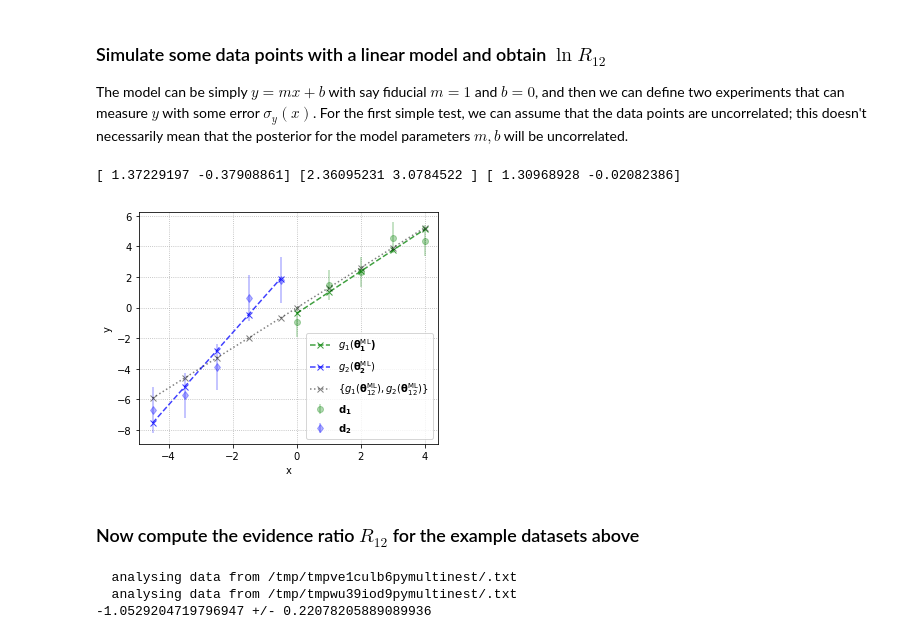
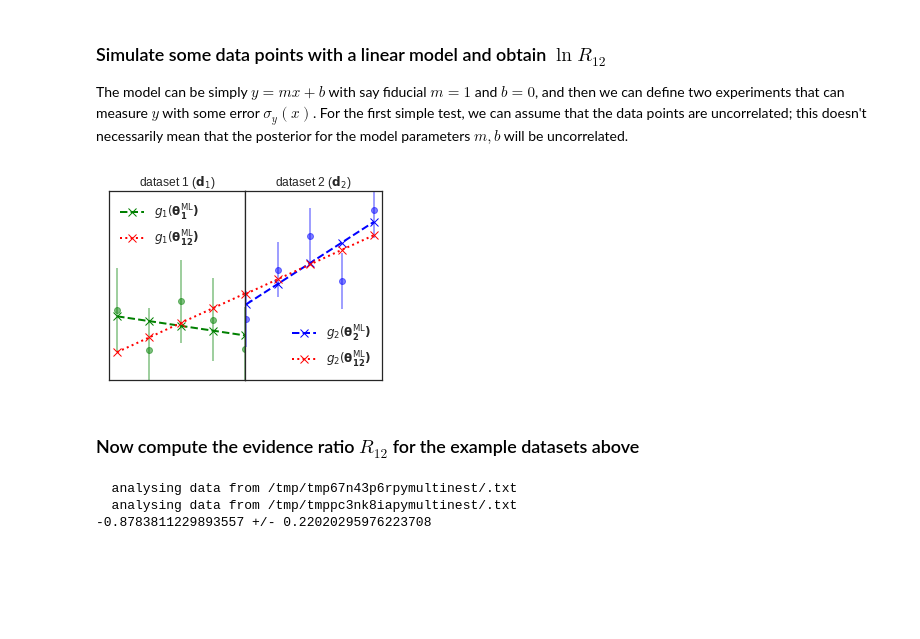
Before and after one commit to sarojadhikari/tension-factor, a Jupyter notebook: code/plots.ipynb, the cells around one changed output. Cells and saved outputs as stored; diff of their text form; code cells hidden in the pictures; blank space fills up the shorter version.

Commit message:
better plots for paper

```diff
--- a/code/plots.ipynb
+++ b/code/plots.ipynb
@@ -9,7 +9,7 @@ import matplotlib
 
 from scipy.optimize import fmin_powell
 
-def ymodel(x, m=1, b=0):
+def ymodel(x, m=0.5, b=0):
     return m*x + b
 
 def yrealization(x, sigmay=1):
@@ -17,7 +17,7 @@ def yrealization(x, sigmay=1):
     return np.random.normal(loc=ymodel(x), scale=sigmay)
 # %%
 xs1 = range(5)
-xs2 = np.arange(-4.5, 0, 1)
+xs2 = np.arange(-4, 1, 1)
 xs = np.append(xs2, xs1)
 os = np.ones(len(xs1))
 # %%
@@ -46,28 +46,42 @@ def chisq12(params):
 r1 = fmin_powell(chisq1, x0=[0,1], disp=0);
 r2 = fmin_powell(chisq2, x0=[0,1], disp=0);
 r12 = fmin_powell(chisq12, x0=[0,1], disp=0);
-
-plt.figure(figsize=(5,4))
-
-plt.errorbar(xs1, d1, sigma1*os , fmt="go", alpha=0.3, label=r"$\bf{d}_1$")
-plt.plot(xs1, np.array([ymodel(x, m=r1[0], b=r1[1]) for x in xs1]), "g--x", label=r"$g_1(\bf{\theta}_1^{\rm ML})$", alpha=0.75)
-plt.errorbar(xs2, d2, sigma2*os, fmt="bd", alpha=0.3, label=r"$\bf{d}_2$")
-plt.plot(xs2, np.array([ymodel(x, m=r2[0], b=r2[1]) for x in xs2]), "b--x", label=r"$g_2(\bf{\theta}_2^{\rm ML}$)", alpha=0.75)
-
-plt.plot(xs, np.array([ymodel(x, m=r12[0], b=r12[1]) for x in xs]), "kx", linestyle="dotted", alpha=0.5, label=r"$\{g_1({\bf{\theta}}_{12}^{\rm ML}), g_2({\bf{\theta}}_{12}^{\rm ML})\}$")
-plt.legend()
-
-plt.xlabel("x")
-plt.ylabel("y")
-plt.tight_layout()
-
-plt.grid(linestyle="dotted")
-
-print (r1, r2, r12)
-#plt.savefig("gtheta.pdf")
-# %% [output]
-[ 1.37229197 -0.37908861] [2.36095231 3.0784522 ] [ 1.30968928 -0.02082386]
-[figure, removed]
+# %%
+#atplotlib.style.use(matplotlib.style.available[0])
+dalpha = 0.6
+ealpha = 0.5
+
+f, (ax1, ax2) = plt.subplots(1, 2, sharey=True, figsize=(4.25,3.25))
+ax2.errorbar(xs1, d1, sigma1*os , fmt="bo", alpha=ealpha) #label=r"$\bf{d}_1$")
+ax1.errorbar(xs2, d2, sigma2*os , fmt="go", alpha=ealpha) #label=r"$\bf{d}_1$")
+
+ax1.xaxis.set_visible(False); ax1.yaxis.set_visible(False)
+ax2.xaxis.set_visible(False); ax2.yaxis.set_visible(False)
+
+cross_size = 8
+
+ax2.plot(xs1, np.array([ymodel(x, m=r1[0], b=r1[1]) for x in xs1]), "b--x", label=r"$g_2(\bf{\theta}_2^{\rm ML})$",
+         linewidth=2, markersize=cross_size)
+ax1.plot(xs2, np.array([ymodel(x, m=r2[0], b=r2[1]) for x in xs2]), "g--x", label=r"$g_1(\bf{\theta}_1^{\rm ML})$",
+         linewidth=2, markersize=cross_size)
+
+ax2.plot(xs1, np.array([ymodel(x, m=r12[0], b=r12[1]) for x in xs1]), "rx", linestyle="dotted",
+        linewidth=2, markersize=cross_size, label=r"$g_2(\bf{\theta}_{12}^{\rm ML})$")
+ax1.plot(xs2, np.array([ymodel(x, m=r12[0], b=r12[1]) for x in xs2]), "rx", linestyle="dotted",
+        linewidth=2, markersize=cross_size, label=r"$g_1(\bf{\theta}_{12}^{\rm ML})$")
+
+
+ax1.set_title(r'dataset 1 (${\bf d}_1$)'); ax1.set_xlim(-4.25, 0.025); ax1.set_ylim(-2.5, 4.25); ax1.grid(linestyle="dotted")
+ax2.set_title(r'dataset 2 (${\bf d}_2$)'); ax2.set_xlim(-0.025, 4.25); ax2.set_ylim(-2.5, 4.25); ax2.grid(linestyle="dotted")
+
+ax1.legend(fontsize=12, loc=2)
+ax2.legend(fontsize=12, loc=4)
+
+f.tight_layout()
+f.subplots_adjust(wspace=0)
+#plt.savefig("gtheta_new2.pdf")
+# %% [output]
+[figure, added]
 # %% [markdown]
 ### Now compute the evidence ratio $R_{12}$ for the example datasets above
 # %%
@@ -107,6 +121,6 @@ rescom = solve(LogLikelihood=lnlikecom, Prior=Prior, n_dims=2, resume=False,
 
 print (ressep['logZ']-rescom['logZ'], "+/-", ressep['logZerr']+rescom['logZerr'])
 # %% [output]
-  analysing data from /tmp/tmpve1culb6pymultinest/.txt
-  analysing data from /tmp/tmpwu39iod9pymultinest/.txt
--1.0529204719796947 +/- 0.22078205889089936
+  analysing data from /tmp/tmp67n43p6rpymultinest/.txt
+  analysing data from /tmp/tmppc3nk8iapymultinest/.txt
+-0.8783811229893557 +/- 0.22020295976223708
```
Also changed, not shown: parts of 1 cell of this notebook.
